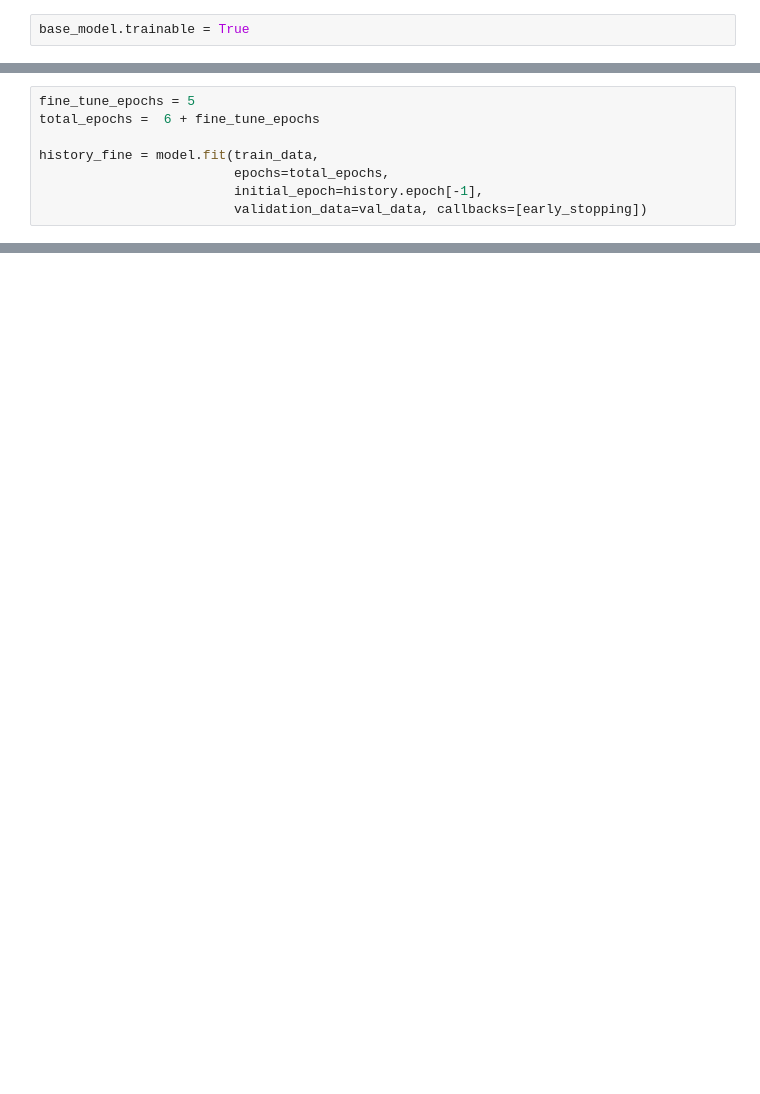
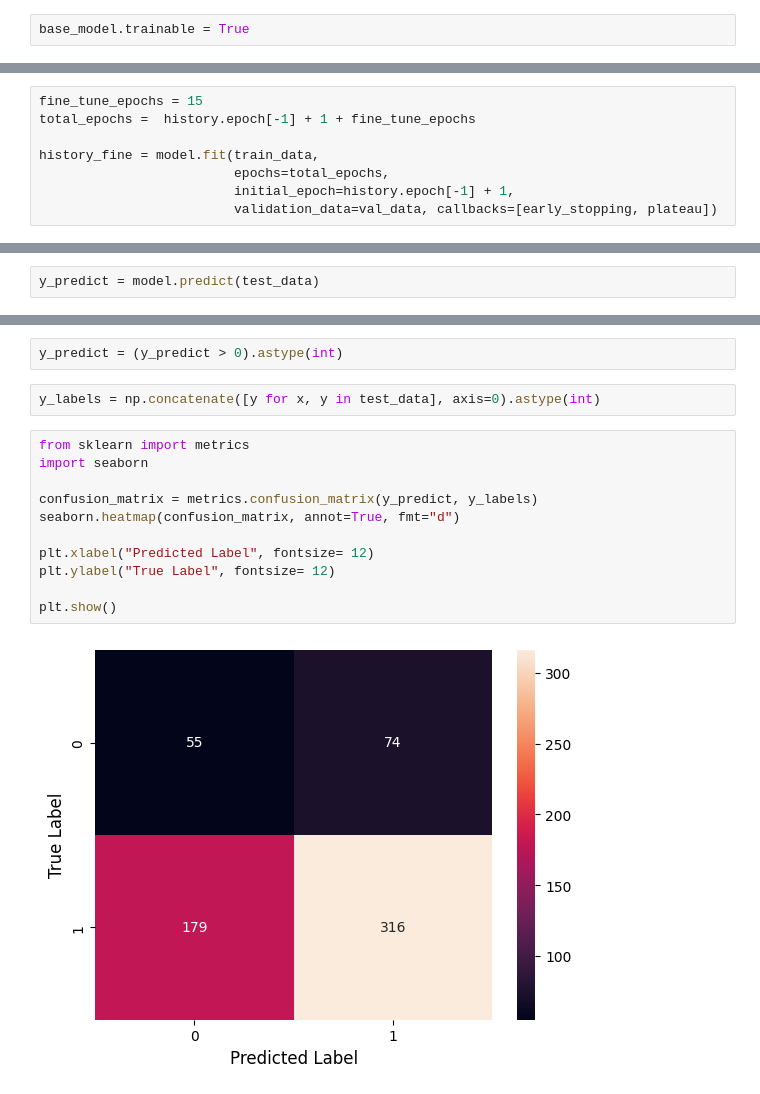
Before and after one commit to anywayhereswonderwall/pneumonia-detection, a Jupyter notebook: Pneumonia_detection.ipynb, the cells around one changed output, grey strips where cells are left out. Saved outputs shown, nothing was run; the diff lists cells and outputs as text; blank space fills up the shorter version.

```diff
--- a/Pneumonia_detection.ipynb
+++ b/Pneumonia_detection.ipynb
@@ -205,10 +202,10 @@ Non-trainable params: 68160 (266.25 KB)
 _________________________________________________________________
 # %%
-fine_tune_epochs = 5
-total_epochs =  6 + fine_tune_epochs
+fine_tune_epochs = 15
+total_epochs =  history.epoch[-1] + 1 + fine_tune_epochs
 
 history_fine = model.fit(train_data,
                          epochs=total_epochs,
-                         initial_epoch=history.epoch[-1],
-                         validation_data=val_data, callbacks=[early_stopping])
+                         initial_epoch=history.epoch[-1] + 1,
+                         validation_data=val_data, callbacks=[early_stopping, plateau])
 # %% [output]
@@ -230,0 +233,2 @@ results = model.evaluate(test_data)
+# %%
+y_predict = model.predict(test_data)
@@ -230,0 +237,17 @@ results = model.evaluate(test_data)
+# %%
+y_predict = (y_predict > 0).astype(int)
+# %%
+y_labels = np.concatenate([y for x, y in test_data], axis=0).astype(int)
+# %%
+from sklearn import metrics
+import seaborn
+
+confusion_matrix = metrics.confusion_matrix(y_predict, y_labels)
+seaborn.heatmap(confusion_matrix, annot=True, fmt="d")
+
+plt.xlabel("Predicted Label", fontsize= 12)
+plt.ylabel("True Label", fontsize= 12)
+
+plt.show()
+# %% [output]
+[figure, added]
```
Also changed, not shown: parts of 22 cells of this notebook.
